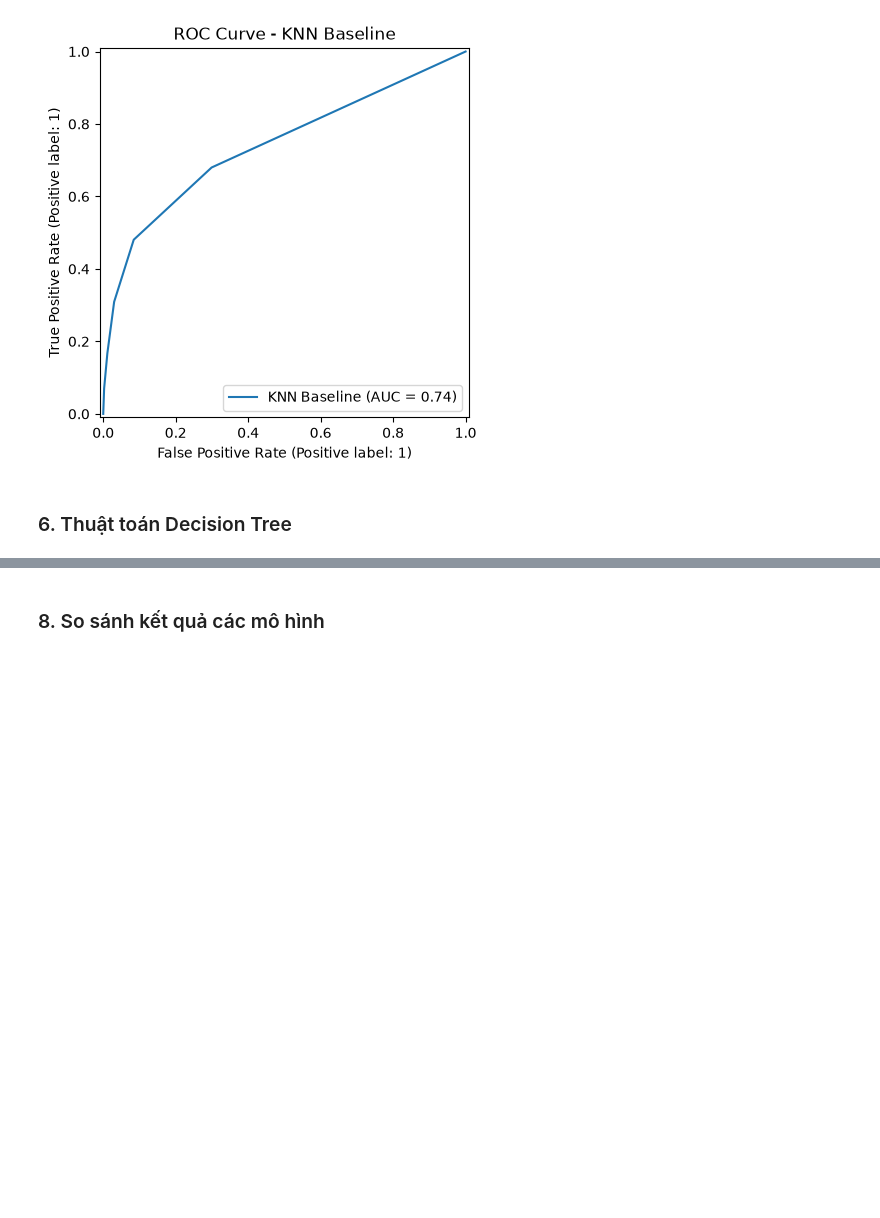
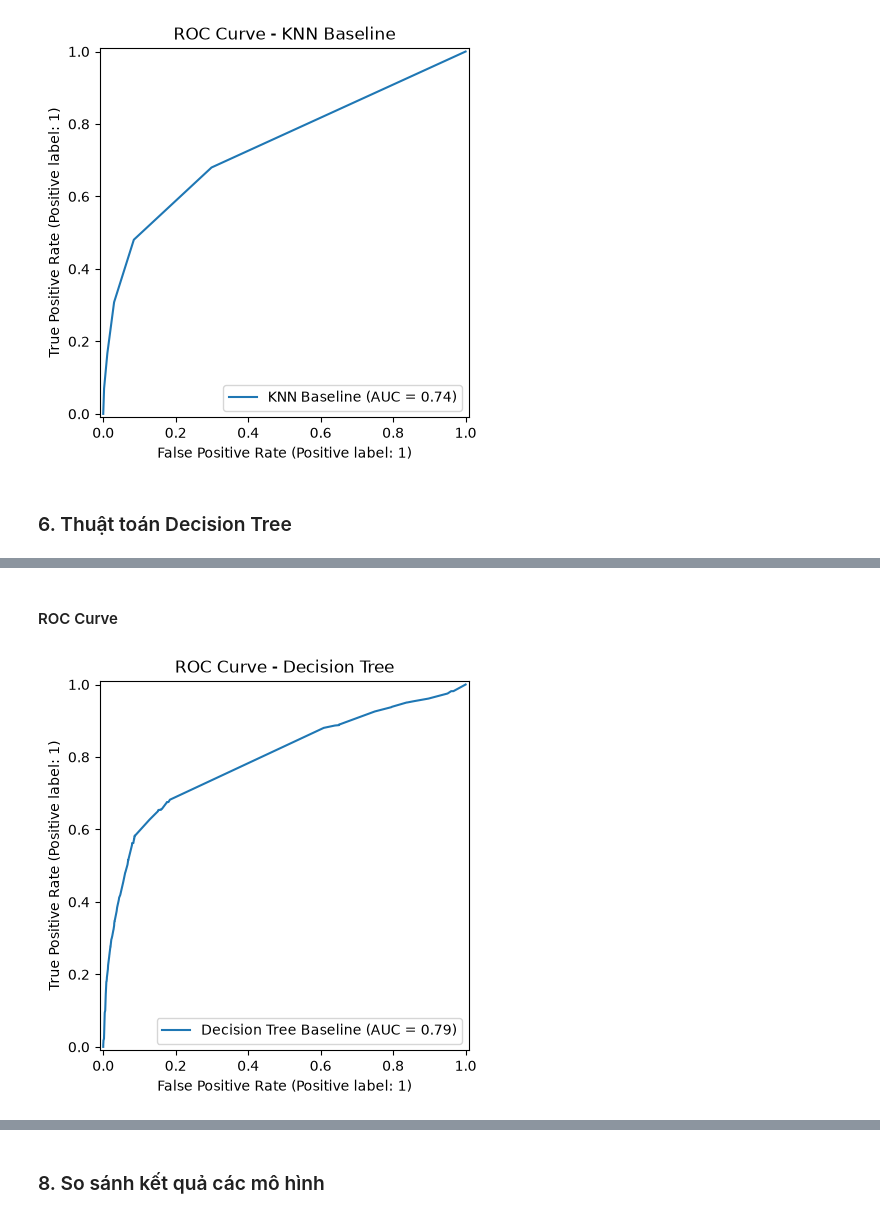
Before and after one commit to QuiBao47/MayHoc_Nhom, a Jupyter notebook: Đồ án cuối kỳ/Bank_Marketing.ipynb, the cells around one changed output, grey strips where cells are left out. Drawn from its saved outputs; the diff is of its cells as text; code cells hidden in the pictures; blank space fills up the shorter version.

```diff
--- a/Đồ án cuối kỳ/Bank_Marketing.ipynb
+++ b/Đồ án cuối kỳ/Bank_Marketing.ipynb
@@ -364,0 +474,13 @@ plt.show()
+# %% [markdown]
+#### ROC Curve
+# %%
+RocCurveDisplay.from_predictions(
+    y_test,
+    y_prob_dt,
+    name="Decision Tree Baseline"
+)
+
+plt.title("ROC Curve - Decision Tree")
+plt.show()
+# %% [output]
+[figure, added]
```
Also changed, not shown: parts of 24 cells of this notebook.
